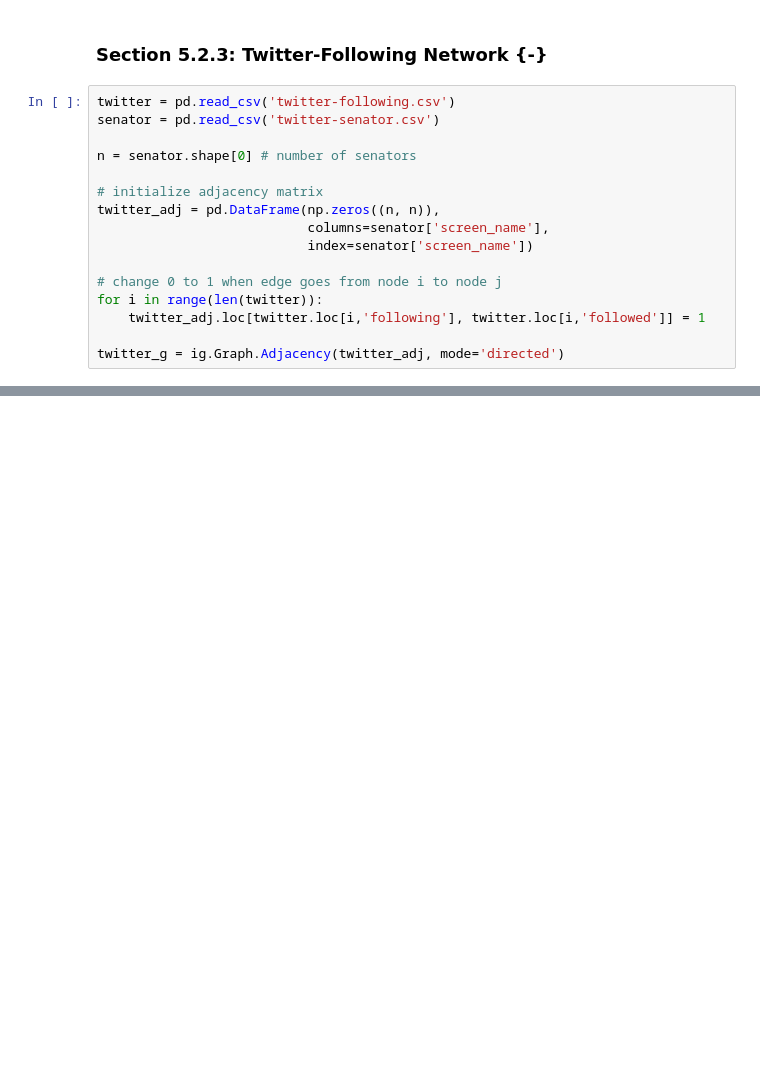
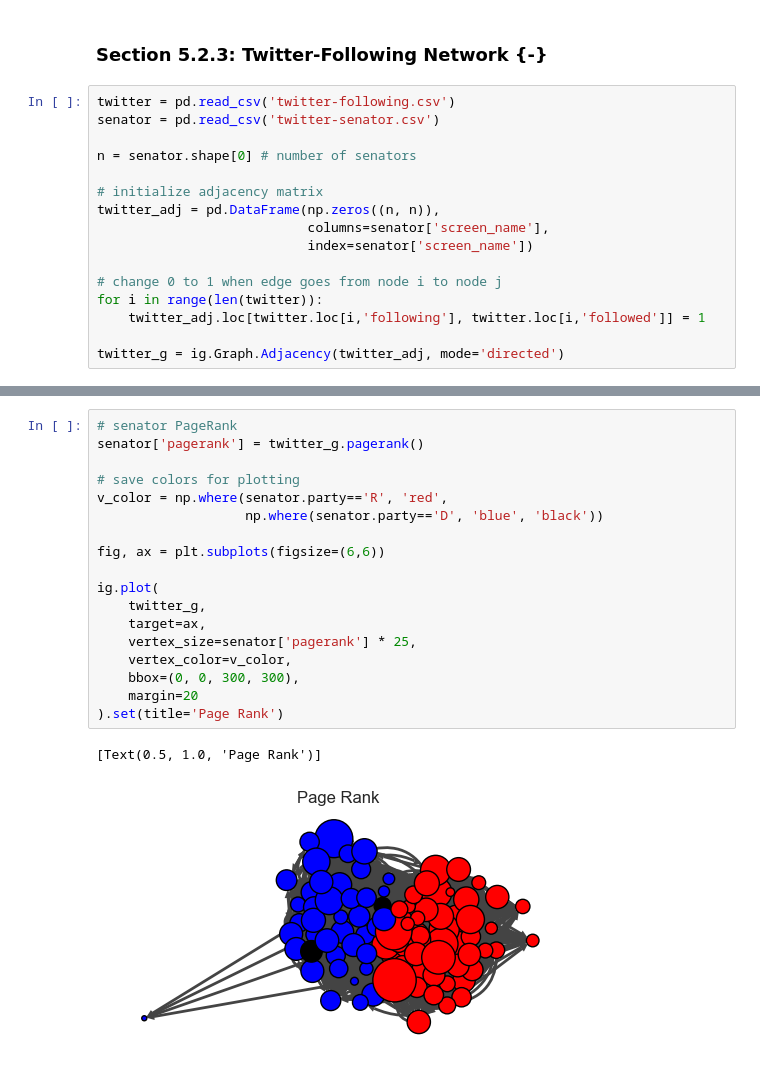
Before and after one commit to jeffallen13/qsspy, a Jupyter notebook: DISCOVERY/discovery-py.ipynb, the cells around one changed output, grey strips where cells are left out. Cells and saved outputs as stored; diff of their text form; blank space fills up the shorter version.

```diff
--- a/DISCOVERY/discovery-py.ipynb
+++ b/DISCOVERY/discovery-py.ipynb
@@ -809,0 +858,21 @@ twitter_g = ig.Graph.Adjacency(twitter_adj, mode='directed')
+# %%
+# senator PageRank
+senator['pagerank'] = twitter_g.pagerank()
+
+# save colors for plotting
+v_color = np.where(senator.party=='R', 'red',
+                   np.where(senator.party=='D', 'blue', 'black'))
+
+fig, ax = plt.subplots(figsize=(6,6))
+
+ig.plot(
+    twitter_g,
+    target=ax,
+    vertex_size=senator['pagerank'] * 25,
+    vertex_color=v_color,
+    bbox=(0, 0, 300, 300),
+    margin=20
+).set(title='Page Rank')
+# %% [output]
+[Text(0.5, 1.0, 'Page Rank')]
+[figure, added]
```
Also changed, not shown: parts of 11 cells of this notebook, 2 other files.
